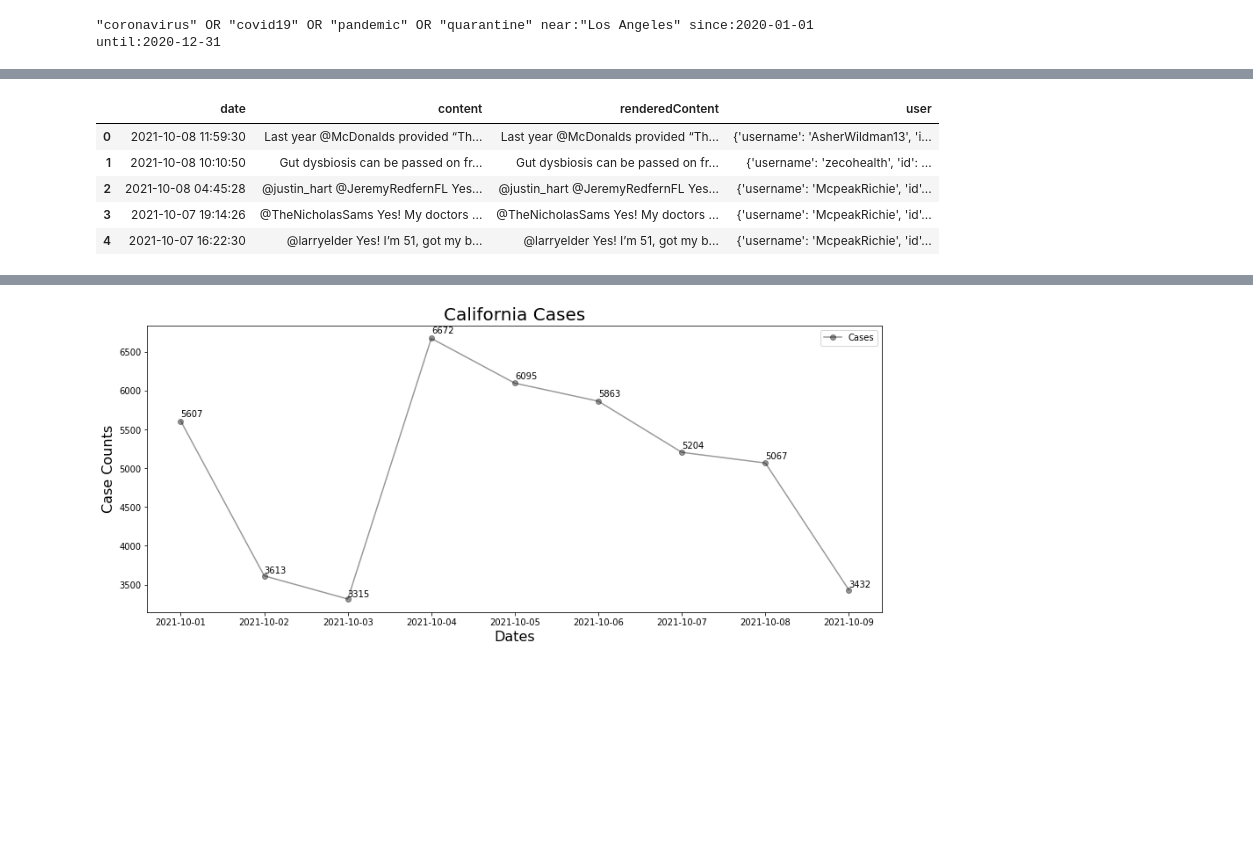
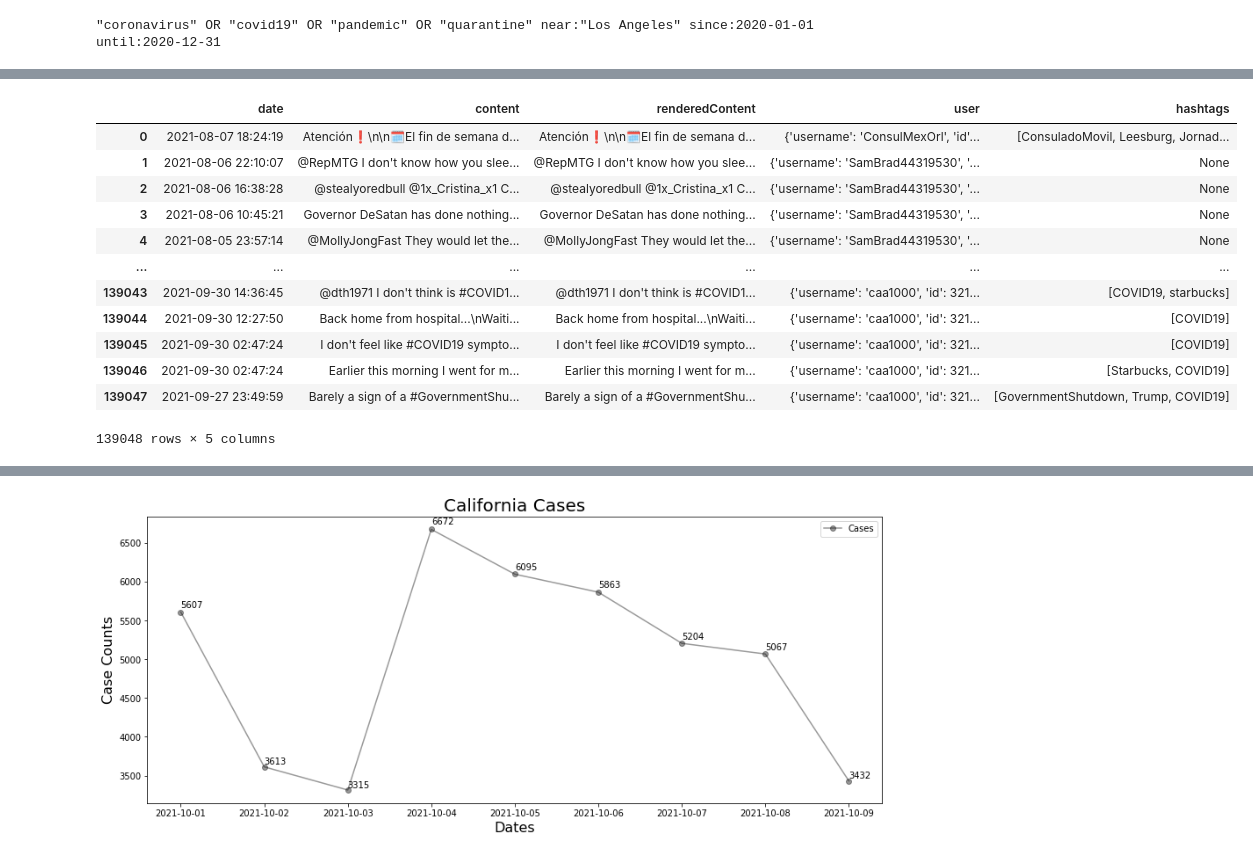
Before and after one commit to The-Processors/ics-438-final-project, a Jupyter notebook: Final Project.ipynb, the cells around one changed output, grey strips where cells are left out. Drawn from its saved outputs; the diff is of its cells as text; code cells hidden in the pictures; blank space fills up the shorter version.

```diff
--- a/Final Project.ipynb
+++ b/Final Project.ipynb
@@ -156,26 +139,24 @@ END: 2021-11-21 15:51:40.749878
 # %%
 # Branch-2-Keywords testing json to pandas dataframes
 import re
-# Code taken from Professor Mahdi slides. [Should update which slides this is from later.]
-def clean_content(content_line):
-    digit_removal = re.sub('\d+', '', content_line)
-    punctuation_removal = re.sub('[\W]+', ' ', digit_removal)
-    return punctuation_removal.upper().split()
 
-def file_paths(path):
+def file_paths(folder_path):
     # Stack overflow solution to finding only files in a directory using os.walk, previous attempt used listdir.
     # Article: https://stackoverflow.com/questions/52338706/isadirectoryerror-errno-21-is-a-directory-it-is-a-file
     path_list = [os.path.join(path, file)
-                      for path, directory, files in os.walk(path) for file in files]
+                      for path, directory, files in os.walk(folder_path) for file in files]
     return path_list
 
 # Combine JSON files for efficiency then make a single dataframe.
 
 # Take tweet from tweet folder.
 # json_folder_path is the folder path containing the json files like ca_tweets.
-def json_to_dataFrame(json_folder_path):
-    file_path_list = file_paths(json_folder_path)
-    combined_json_file = 'data/tweets/' + (str(json_folder_path[12:14])) + '_result.json'
+def json_to_dataFrame(json_folder_path, json_folder_list, output_file):
+    file_path_list = []
+    for json_folder in json_folder_list:
+        file_path_list.extend(file_paths('data/tweets/' + json_folder + json_folder_path))
+
+    combined_json_file = 'data/tweets/' + output_file
 # Stack overflow solution for combining json files. Combining json files was suggested as more efficient than
 #  dataframes. Combines the json files into record oreint/format.
 # Article: https://stackoverflow.com/questions/23520542/issue-with-merging-multiple-json-files-in-python
@@ -183,11 +164,14 @@ def json_to_dataFrame(json_folder_path):
         combined_files.write("{}".format("".join([open(file, "r").read() for file in file_path_list])))
 # Dataframe using orient records because this was the specific formating used to collect the data.
     dataframe = pd.read_json(combined_json_file, lines=True, orient='records')
-# Cleans data by stripping potentially unnececary information.
-    clean_df = dataframe.drop(['url', 'replyCount', 'retweetCount', 'likeCount', 'quoteCount',
-                                 'conversationId', 'lang', 'source', 'sourceUrl', 'sourceLabel',
-                                 'outlinks', 'tcooutlinks','media','retweetedTweet', 'quotedTweet',
-                                 'inReplyToTweetId', 'inReplyToUser', 'mentionedUsers', 'id', 'coordinates',
-                                 'place', 'hashtags', 'cashtags'], axis=1)
-    return clean_df
+
+    return dataframe
+
+folder_list = ['2021-08-01_2021-08-08/', '2021-08-08_2021-08-15/', '2021-08-15_2021-08-22/',
+               '2021-08-22_2021-08-29/', '2021-08-29_2021-09-05/', '2021-09-05_2021-09-12/',
+               '2021-09-12_2021-09-19/', '2021-09-19_2021-09-26/', '2021-09-26_2021-10-03/']
+folder_list_1 = ['2021-08-01_2021-08-08/', '2021-08-08_2021-08-15/', '2021-08-15_2021-08-22/',
+               '2021-08-22_2021-08-29/']
+folder_list_2 = ['2021-08-29_2021-09-05/', '2021-09-05_2021-09-12/',
+               '2021-09-12_2021-09-19/', '2021-09-19_2021-09-26/', '2021-09-26_2021-10-03/']
 # %%
@@ -203,11 +194,18 @@ ca_df.head()
 # %%
-fl_df = json_to_dataFrame('data/tweets/fl_tweets')
-fl_df.head()
+fl_df = json_to_dataFrame('fl_tweets', folder_list, 'fl_results.json')
+fl_df
 # %% [output]
-|  | date | content | renderedContent | user |
-| 0 | 2021-10-08 11:59:30 | Last year @McDonalds provided “Th... | Last year @McDonalds provided “Th... | {'username': 'AsherWildman13', 'i... |
-| 1 | 2021-10-08 10:10:50 | Gut dysbiosis can be passed on fr... | Gut dysbiosis can be passed on fr... | {'username': 'zecohealth', 'id': ... |
-| 2 | 2021-10-08 04:45:28 | @justin_hart @JeremyRedfernFL Yes... | @justin_hart @JeremyRedfernFL Yes... | {'username': 'McpeakRichie', 'id'... |
-| 3 | 2021-10-07 19:14:26 | @TheNicholasSams Yes! My doctors ... | @TheNicholasSams Yes! My doctors ... | {'username': 'McpeakRichie', 'id'... |
-| 4 | 2021-10-07 16:22:30 | @larryelder Yes! I’m 51, got my b... | @larryelder Yes! I’m 51, got my b... | {'username': 'McpeakRichie', 'id'... |
+|  | date | content | renderedContent | user | hashtags |
+| 0 | 2021-08-07 18:24:19 | Atención❗️\n\n🗓El fin de semana d... | Atención❗️\n\n🗓El fin de semana d... | {'username': 'ConsulMexOrl', 'id'... | [ConsuladoMovil, Leesburg, Jornad... |
+| 1 | 2021-08-06 22:10:07 | @RepMTG I don't know how you slee... | @RepMTG I don't know how you slee... | {'username': 'SamBrad44319530', '... | None |
+| 2 | 2021-08-06 16:38:28 | @stealyoredbull @1x_Cristina_x1 C... | @stealyoredbull @1x_Cristina_x1 C... | {'username': 'SamBrad44319530', '... | None |
+| 3 | 2021-08-06 10:45:21 | Governor DeSatan has done nothing... | Governor DeSatan has done nothing... | {'username': 'SamBrad44319530', '... | None |
+| 4 | 2021-08-05 23:57:14 | @MollyJongFast They would let the... | @MollyJongFast They would let the... | {'username': 'SamBrad44319530', '... | None |
+| ... | ... | ... | ... | ... | ... |
+| 139043 | 2021-09-30 14:36:45 | @dth1971 I don't think is #COVID1... | @dth1971 I don't think is #COVID1... | {'username': 'caa1000', 'id': 321... | [COVID19, starbucks] |
+| 139044 | 2021-09-30 12:27:50 | Back home from hospital...\nWaiti... | Back home from hospital...\nWaiti... | {'username': 'caa1000', 'id': 321... | [COVID19] |
+| 139045 | 2021-09-30 02:47:24 | I don't feel like #COVID19 sympto... | I don't feel like #COVID19 sympto... | {'username': 'caa1000', 'id': 321... | [COVID19] |
+| 139046 | 2021-09-30 02:47:24 | Earlier this morning I went for m... | Earlier this morning I went for m... | {'username': 'caa1000', 'id': 321... | [Starbucks, COVID19] |
+| 139047 | 2021-09-27 23:49:59 | Barely a sign of a #GovernmentShu... | Barely a sign of a #GovernmentShu... | {'username': 'caa1000', 'id': 321... | [GovernmentShutdown, Trump, COVID19] |
+139048 rows × 5 columns
 # %%
```
Also changed, not shown: parts of 30 cells of this notebook.
